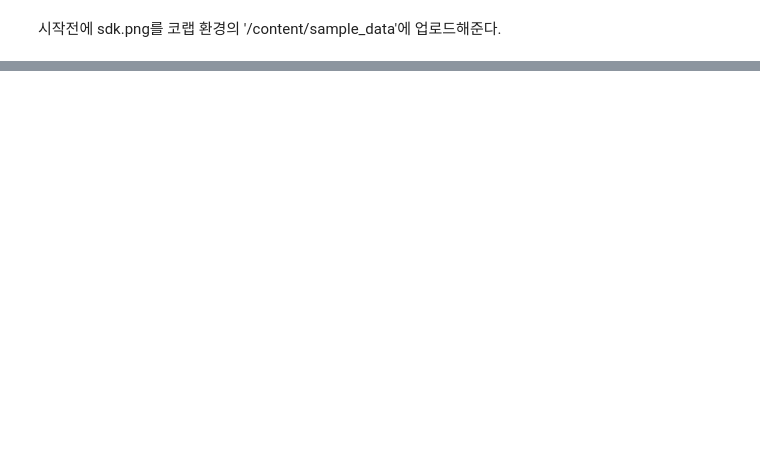
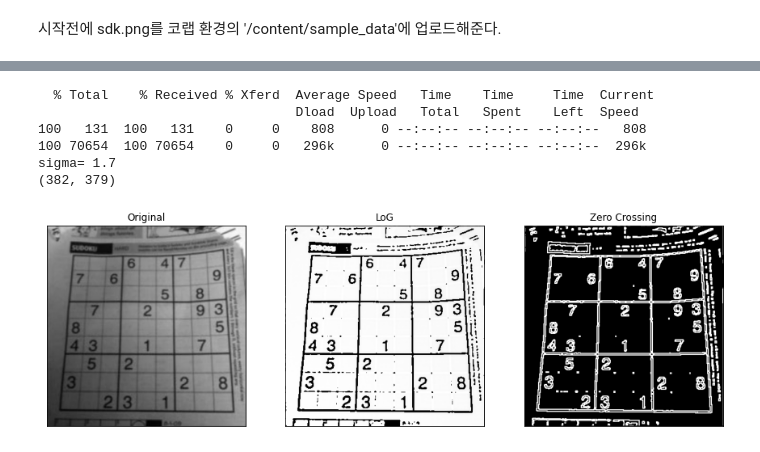
Before and after one commit to swkim01/DSAC5, a Jupyter notebook: gg-11-라플라시안_필터.ipynb, the cells around one changed output, grey strips where cells are left out. Cells and saved outputs as stored; diff of their text form; code cells hidden in the pictures; blank space fills up the shorter version.

```diff
--- a/gg-11-라플라시안_필터.ipynb
+++ b/gg-11-라플라시안_필터.ipynb
@@ -38 +38,72 @@ plt.show()
 [figure]
+# %%
+import cv2
+import numpy as np
+from matplotlib import pyplot as plt
+
+# 이미지 읽기
+!curl -L https://github.com/swkim01/DSAC5/raw/main/data/sdk.png -o sdk.png
+img = cv2.imread('./sdk.png',0)
+#img = cv2.imread('/content/sample_data/sdk.png',0)
+
+ksize = 9
+def logFilter():
+    global ksize
+    k2 = ksize//2
+    sigma = 0.3 * (k2-1)+0.8
+    print('sigma=',sigma)
+    LoG = np.zeros((ksize,ksize),dtype=np.float32)
+    for y in range(-k2,k2+1):
+        for x in range(-k2,k2+1):
+            g = -(x*x+y*y)/(2.0*sigma**2.0)
+            LoG[y+k2,x+k2] = -(1.0+g)*np.exp(g)/(np.pi*sigma**4.0)
+    return LoG
+
+def zeroCrossing(lap,thresh=0.01):
+    #width,height = lap.shape
+    height, width = lap.shape
+    Z = np.zeros(lap.shape,dtype=np.uint8)
+    for y in range(1,height-1):
+        for x in range(1,width-1):
+            neighbors = [lap[y-1,x],lap[y+1,x],lap[y,x-1],lap[y,x+1],
+            lap[y-1,x-1],lap[y-1,x+1],
+            lap[y+1,x-1],lap[y+1,x+1]]
+            pos = 0
+            neg = 0
+            for value in neighbors:
+                if value>thresh:
+                    pos+=1
+                if value<thresh:
+                    neg+=1
+            if pos > 0 and neg > 0:
+                Z[y,x] = 255
+
+    return Z
+
+#초기화 작업
+kernel = logFilter()
+LoG = cv2.filter2D(img,cv2.CV_32F,kernel)
+print(LoG.shape)
+LoG_img = LoG.astype(np.uint8)
+edgeZ = zeroCrossing(LoG)
+#laplacian = cv2.Laplacian(img,cv2.CV_64F)
+
+fig = plt.figure(figsize=(15,15))
+plt.subplot(2,3,1),plt.imshow(img,cmap = 'gray')
+plt.title('Original'), plt.xticks([]), plt.yticks([])
+
+plt.subplot(2,3,2),plt.imshow(LoG_img,cmap = 'gray')
+plt.title('LoG'), plt.xticks([]), plt.yticks([])
+
+plt.subplot(2,3,3),plt.imshow(edgeZ,cmap = 'gray')
+plt.title('Zero Crossing'), plt.xticks([]), plt.yticks([])
+
+plt.show()
+# %% [output]
+  % Total    % Received % Xferd  Average Speed   Time    Time     Time  Current
+                                 Dload  Upload   Total   Spent    Left  Speed
+100   131  100   131    0     0    808      0 --:--:-- --:--:-- --:--:--   808
+100 70654  100 70654    0     0   296k      0 --:--:-- --:--:-- --:--:--  296k
+sigma= 1.7
+(382, 379)
+[figure, added]
```
Also changed, not shown: parts of 1 cell of this notebook.
